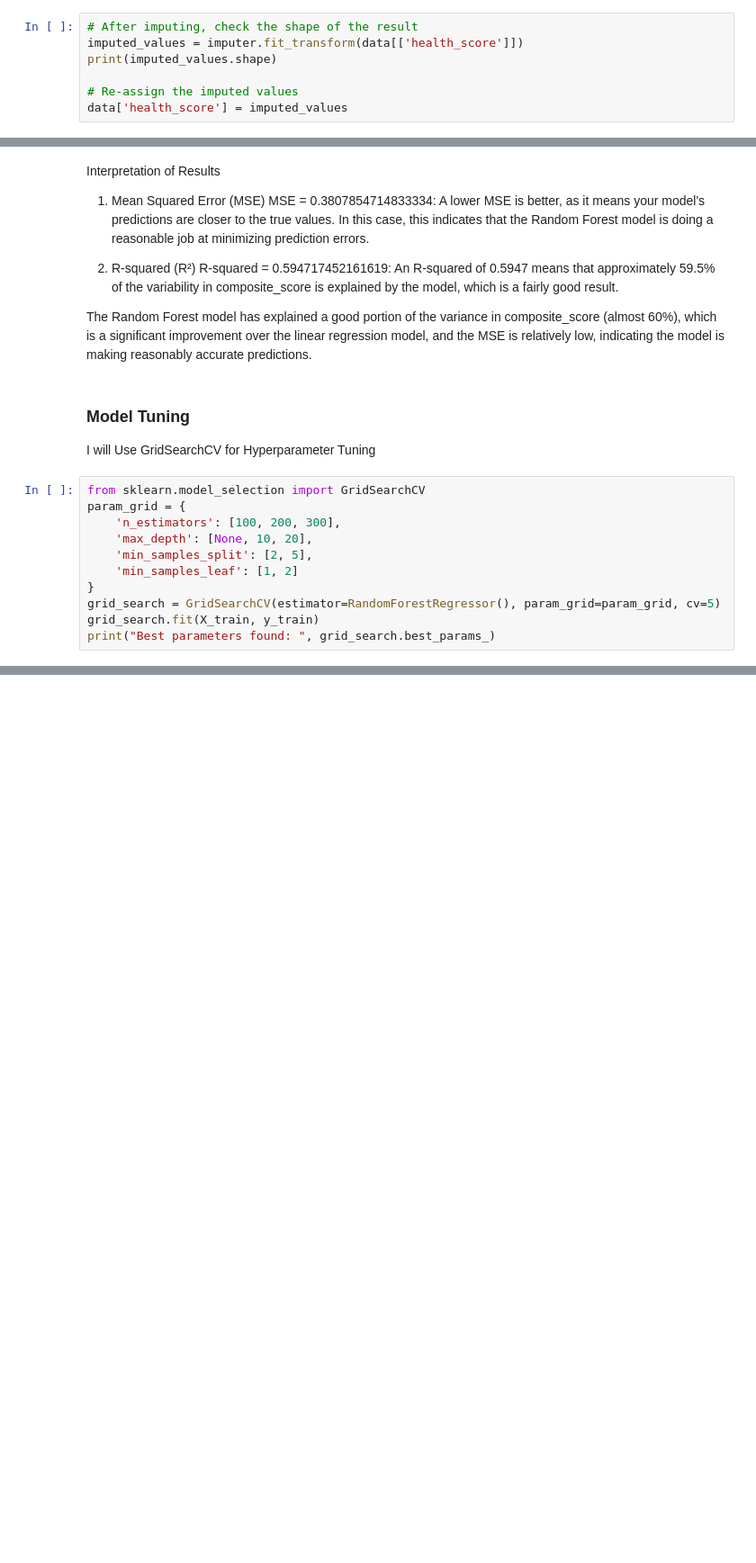
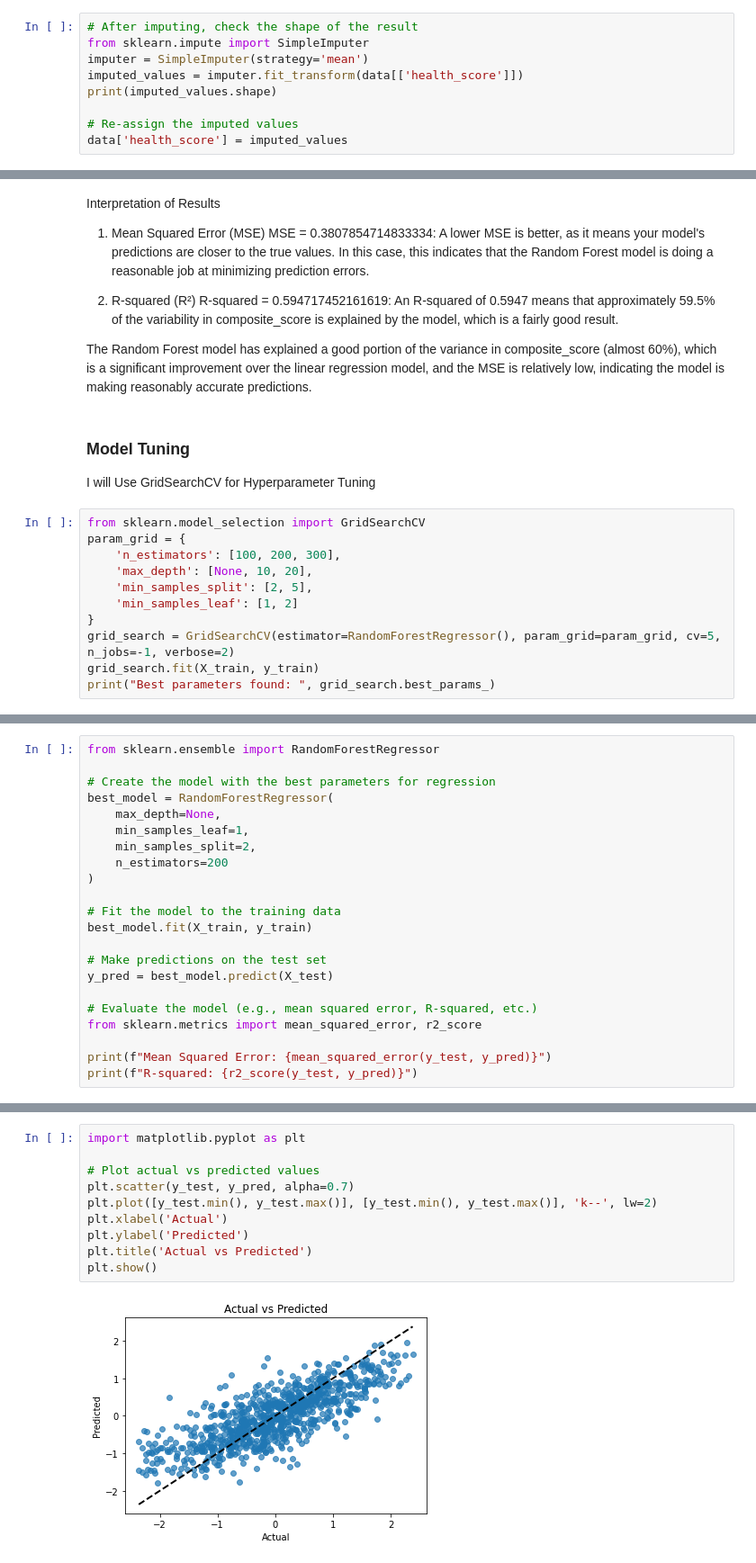
Before and after one commit to geomwangi007/Early-Detection-of-Alzheimer-s-Disease-and-Related-Dementias-Using-Social-Determinants-of-Health, a Jupyter notebook: IPNYBS/Cynthia.ipynb, the cells around one changed output, grey strips where cells are left out. Shown at 90% size. Saved outputs shown, nothing was run; the diff lists cells and outputs as text; blank space fills up the shorter version.

Commit message:
Model Interpretation

```diff
--- a/IPNYBS/Cynthia.ipynb
+++ b/IPNYBS/Cynthia.ipynb
@@ -575,6 +543,8 @@ print(data['health_score'].nunique())  # Should be greater than 1 for imputation
 data['health_score'] = 0  # or use mean/median if it makes sense for your data
 # %%
 # After imputing, check the shape of the result
+from sklearn.impute import SimpleImputer
+imputer = SimpleImputer(strategy='mean')
 imputed_values = imputer.fit_transform(data[['health_score']])
 print(imputed_values.shape)
 
@@ -785,6 +740,6 @@ param_grid = {
     'min_samples_split': [2, 5],
     'min_samples_leaf': [1, 2]
 }
-grid_search = GridSearchCV(estimator=RandomForestRegressor(), param_grid=param_grid, cv=5)
+grid_search = GridSearchCV(estimator=RandomForestRegressor(), param_grid=param_grid, cv=5, n_jobs=-1, verbose=2)
 grid_search.fit(X_train, y_train)
 print("Best parameters found: ", grid_search.best_params_)
@@ -790,0 +751,22 @@ print("Best parameters found: ", grid_search.best_params_)
+# %%
+from sklearn.ensemble import RandomForestRegressor
+
+# Create the model with the best parameters for regression
+best_model = RandomForestRegressor(
+    max_depth=None,
+    min_samples_leaf=1,
+    min_samples_split=2,
+    n_estimators=200
+)
+
+# Fit the model to the training data
+best_model.fit(X_train, y_train)
+
+# Make predictions on the test set
+y_pred = best_model.predict(X_test)
+
+# Evaluate the model (e.g., mean squared error, R-squared, etc.)
+from sklearn.metrics import mean_squared_error, r2_score
+
+print(f"Mean Squared Error: {mean_squared_error(y_test, y_pred)}")
+print(f"R-squared: {r2_score(y_test, y_pred)}")
@@ -790,0 +813,12 @@ print("Best parameters found: ", grid_search.best_params_)
+# %%
+import matplotlib.pyplot as plt
+
+# Plot actual vs predicted values
+plt.scatter(y_test, y_pred, alpha=0.7)
+plt.plot([y_test.min(), y_test.max()], [y_test.min(), y_test.max()], 'k--', lw=2)
+plt.xlabel('Actual')
+plt.ylabel('Predicted')
+plt.title('Actual vs Predicted')
+plt.show()
+# %% [output]
+[figure, added]
```
Also changed, not shown: parts of 45 cells of this notebook.
